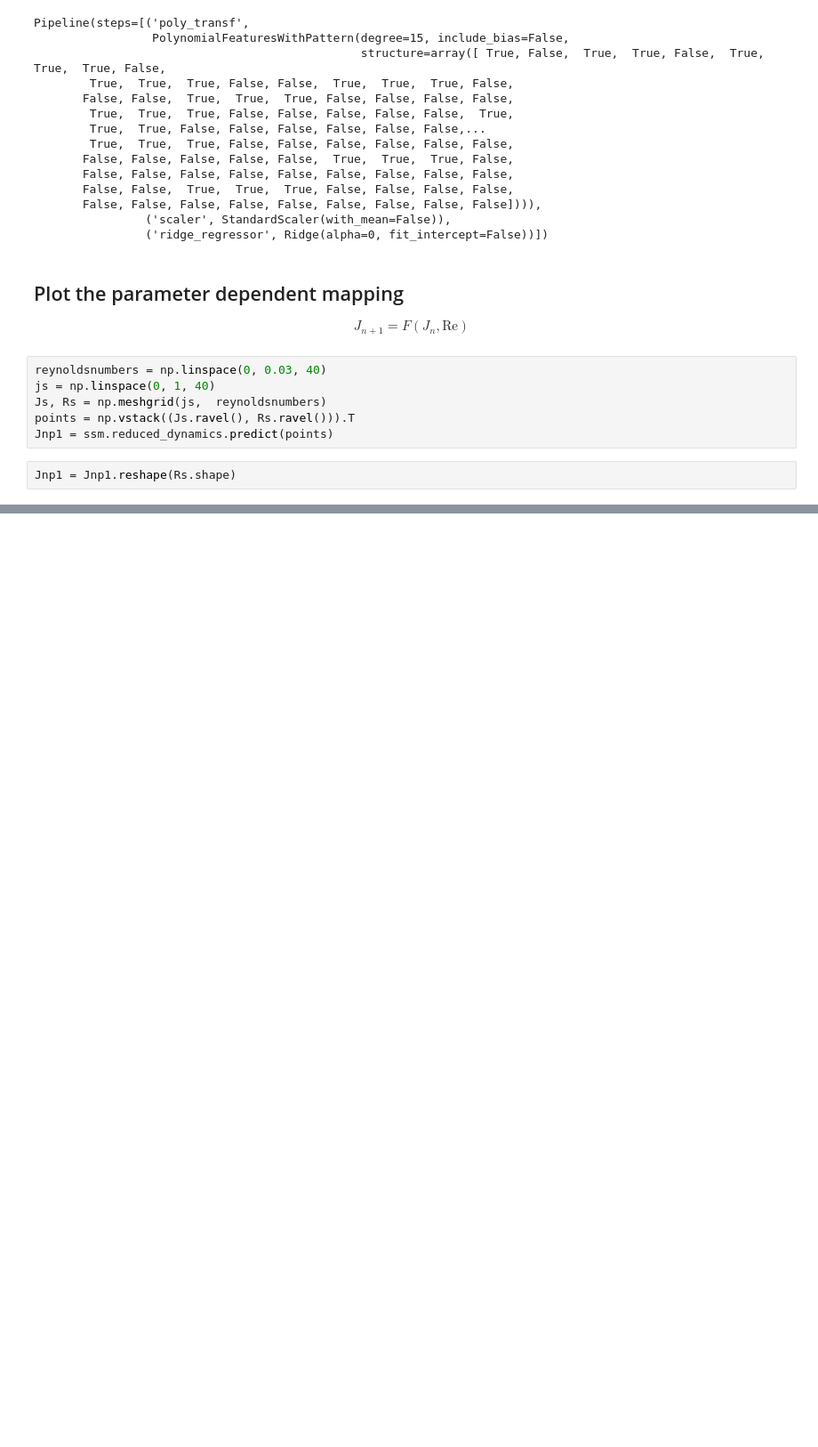
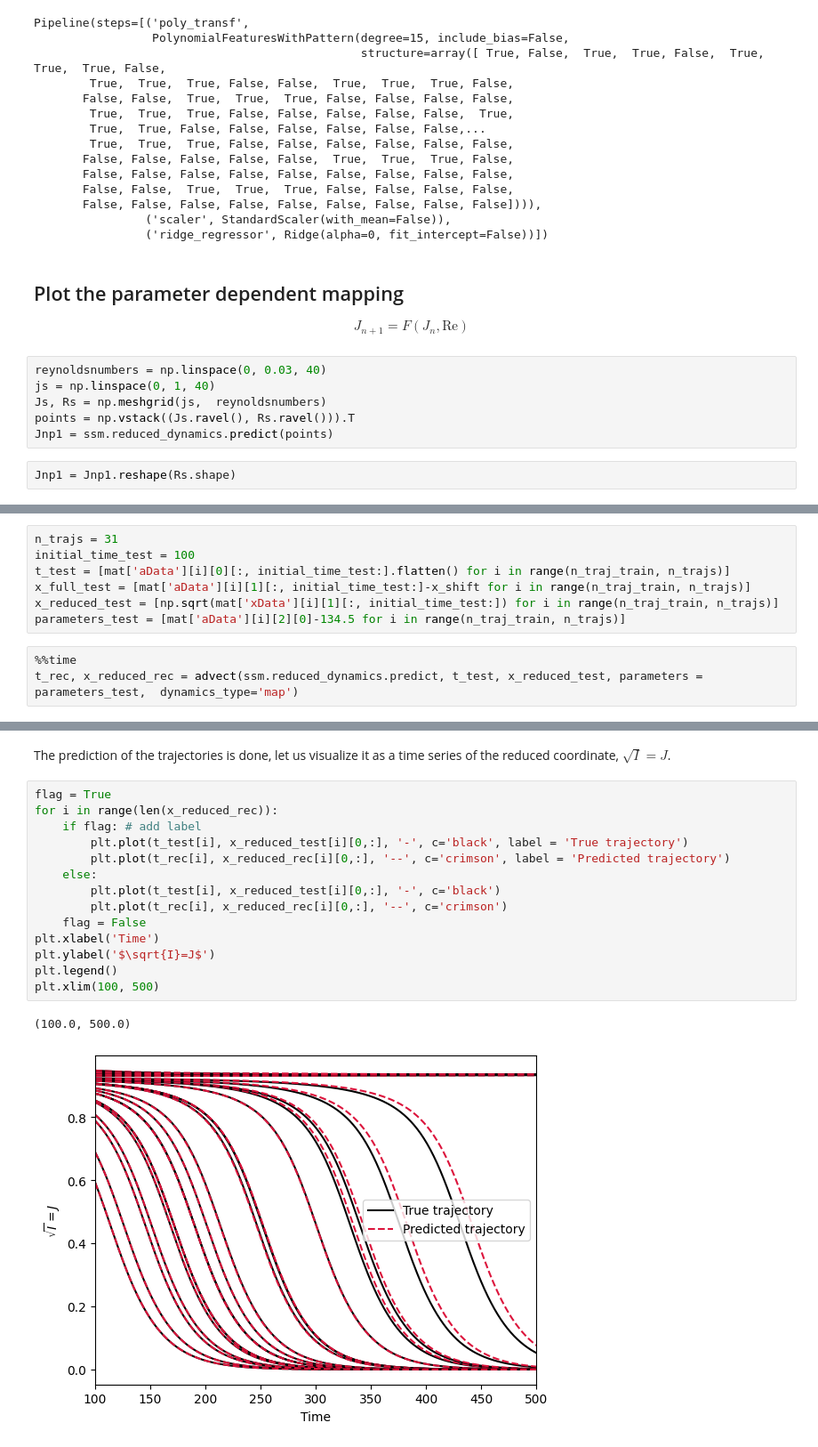
Before and after one commit to haller-group/SSMLearnPy, a Jupyter notebook: examples/couetteflow/couetteFlowRe134.ipynb, the cells around one changed output, grey strips where cells are left out. Shown: that part at 89% size. Cells and saved outputs as stored; diff of their text form; blank space fills up the shorter version.

```diff
--- a/examples/couetteflow/couetteFlowRe134.ipynb
+++ b/examples/couetteflow/couetteFlowRe134.ipynb
@@ -147,0 +151,10 @@ f.show()
+# %%
+n_trajs = 31
+initial_time_test = 100
+t_test = [mat['aData'][i][0][:, initial_time_test:].flatten() for i in range(n_traj_train, n_trajs)]
+x_full_test = [mat['aData'][i][1][:, initial_time_test:]-x_shift for i in range(n_traj_train, n_trajs)]
+x_reduced_test = [np.sqrt(mat['xData'][i][1][:, initial_time_test:]) for i in range(n_traj_train, n_trajs)]
+parameters_test = [mat['aData'][i][2][0]-134.5 for i in range(n_traj_train, n_trajs)]
+# %%
+%%time
+t_rec, x_reduced_rec = advect(ssm.reduced_dynamics.predict, t_test, x_reduced_test, parameters = parameters_test,  dynamics_type='map')
@@ -147,0 +164,19 @@ f.show()
+# %% [markdown]
+The prediction of the trajectories is done, let us visualize it as a time series of the reduced coordinate, $\sqrt{I}=J$.
+# %%
+flag = True
+for i in range(len(x_reduced_rec)):
+    if flag: # add label
+        plt.plot(t_test[i], x_reduced_test[i][0,:], '-', c='black', label = 'True trajectory')
+        plt.plot(t_rec[i], x_reduced_rec[i][0,:], '--', c='crimson', label = 'Predicted trajectory')
+    else:
+        plt.plot(t_test[i], x_reduced_test[i][0,:], '-', c='black')
+        plt.plot(t_rec[i], x_reduced_rec[i][0,:], '--', c='crimson')
+    flag = False
+plt.xlabel('Time')
+plt.ylabel('$\sqrt{I}=J$')
+plt.legend()
+plt.xlim(100, 500)
+# %% [output]
+(100.0, 500.0)
+[figure, added]
```
Also changed, not shown: parts of 10 cells of this notebook, 9 other files.
